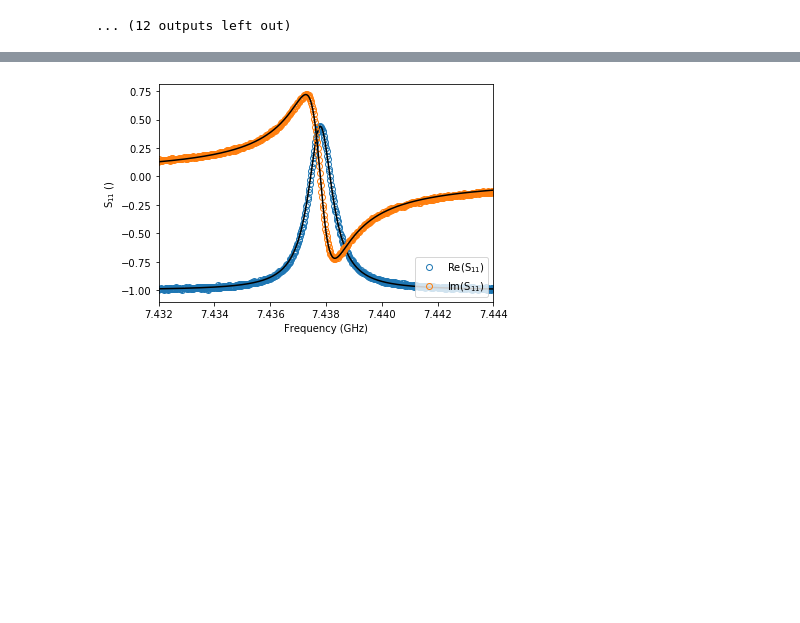
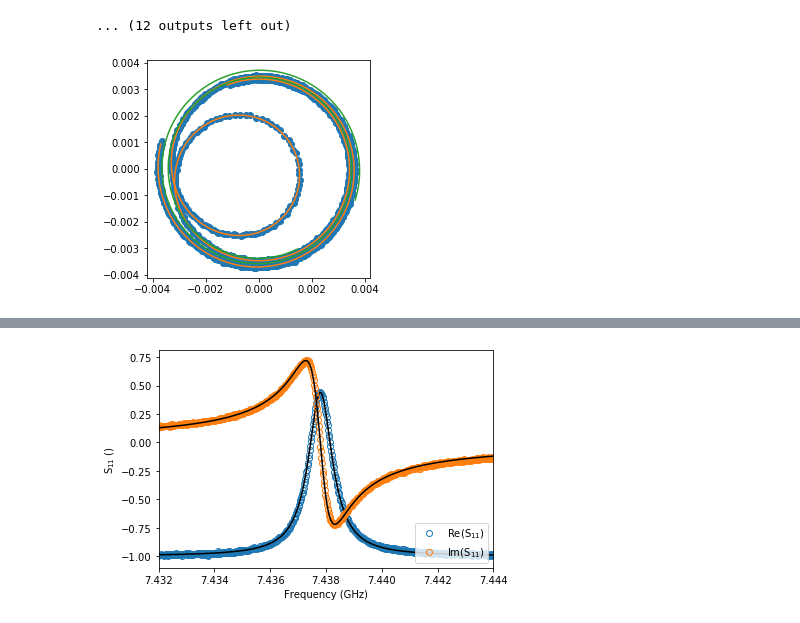
Before and after one commit to feschmidt/current_detection_zenodo, a Jupyter notebook: Plot_data_Fig1.ipynb, the cells around one changed output, grey strips where cells are left out. Saved outputs shown, nothing was run; the diff lists cells and outputs as text; code cells hidden in the pictures; blank space fills up the shorter version.

```diff
--- a/Plot_data_Fig1.ipynb
+++ b/Plot_data_Fig1.ipynb
@@ -72,0 +76,7 @@ bgonly = -stlabutils.utils.S11fit.S11back(freqs, params)  # background only
+# %%
+plt.plot(np.real(y),np.imag(y),'o')
+plt.plot(np.real(ytheo),np.imag(ytheo))
+plt.plot(np.real(bgonly),np.imag(bgonly))
+plt.gca().set_aspect('equal')
+# %% [output]
+[figure, added]
```
Also changed, not shown: parts of 27 cells of this notebook, 14 other files.
